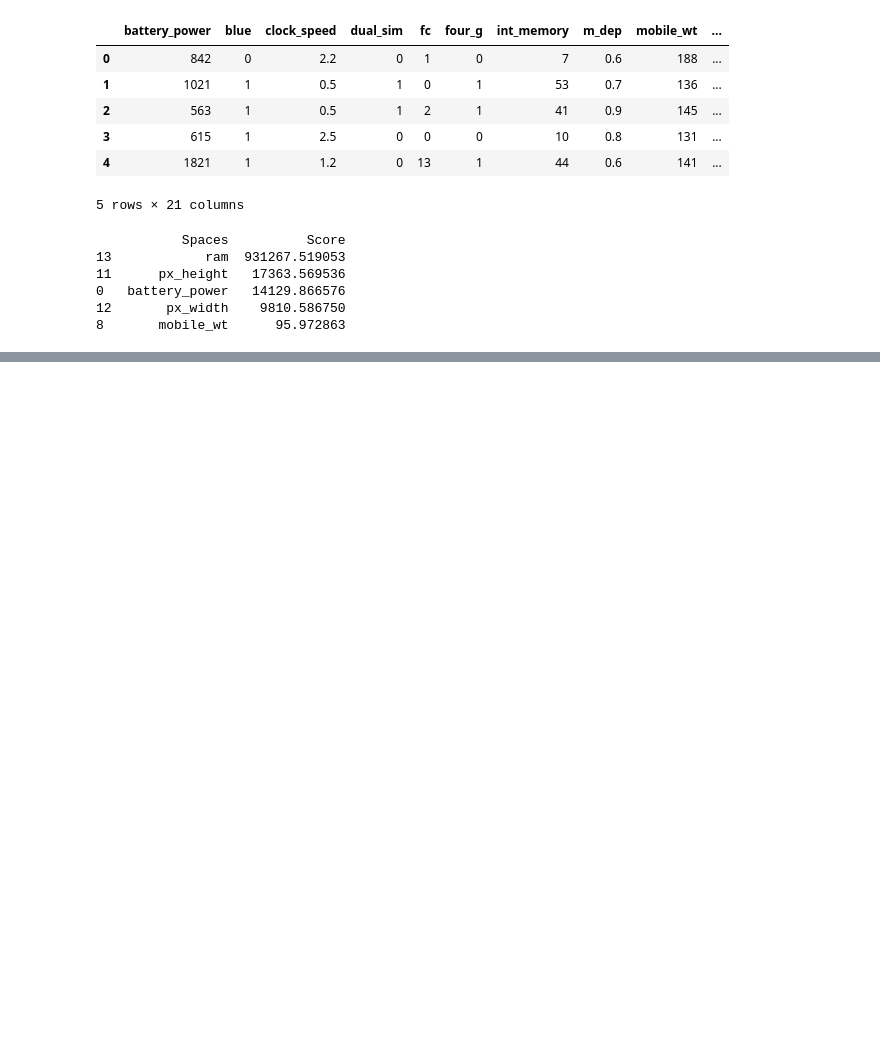
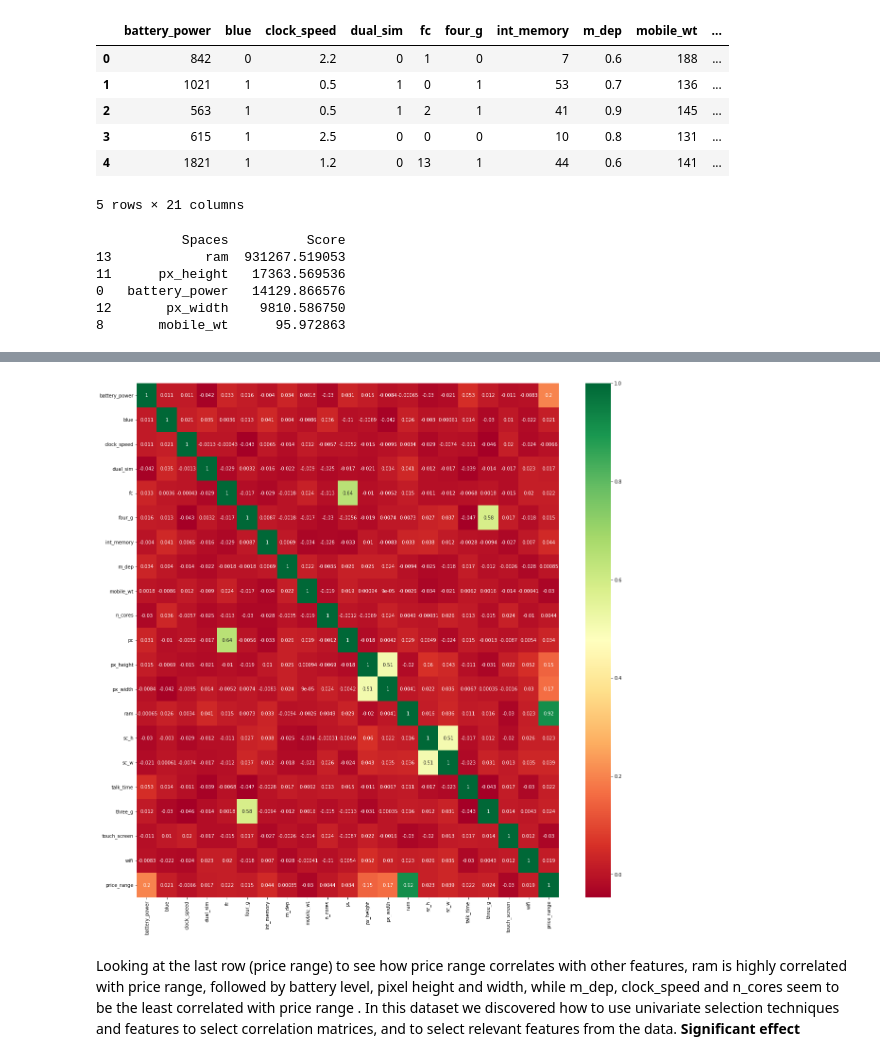
Before and after one commit to HarshMulani/F20DL_Portfolio-1, a Jupyter notebook: F21DL_Lab3.ipynb, the cells around one changed output, grey strips where cells are left out. Cells and saved outputs as stored; diff of their text form; code cells hidden in the pictures; blank space fills up the shorter version.

```diff
--- a/F21DL_Lab3.ipynb
+++ b/F21DL_Lab3.ipynb
@@ -57,0 +68,14 @@ plt.show()
+# %%
+data = pd.read_csv("train.csv")
+X = data.iloc[:,0:20]  #independent columns
+y = data.iloc[:,-1]    #target column i.e price range
+#get correlations of each features in dataset
+corrmat = data.corr()
+top_corr_features = corrmat.index
+plt.figure(figsize=(20,20))
+g=sns.heatmap(data[top_corr_features].corr(),annot=True,cmap="RdYlGn")
+# %% [output]
+[figure, added]
+# %% [markdown]
+Looking at the last row (price range) to see how price range correlates with other features, ram is highly correlated with price range, followed by battery level, pixel height and width, while m_dep, clock_speed and n_cores seem to be the least correlated with price range .
+In this dataset we discovered how to use univariate selection techniques and features to select correlation matrices, and to select relevant features from the data. **Significant effect**
```
Also changed, not shown: parts of 12 cells of this notebook.
